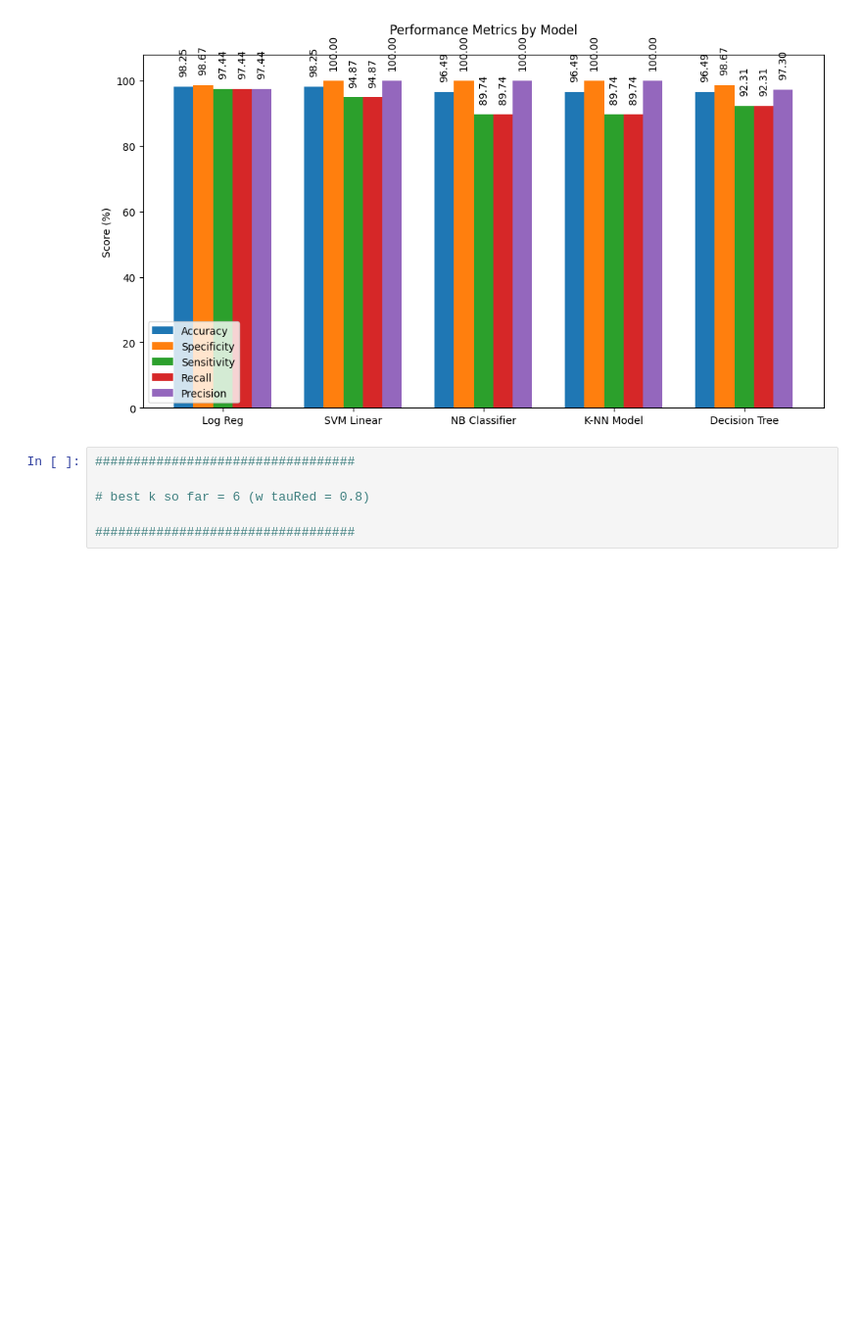
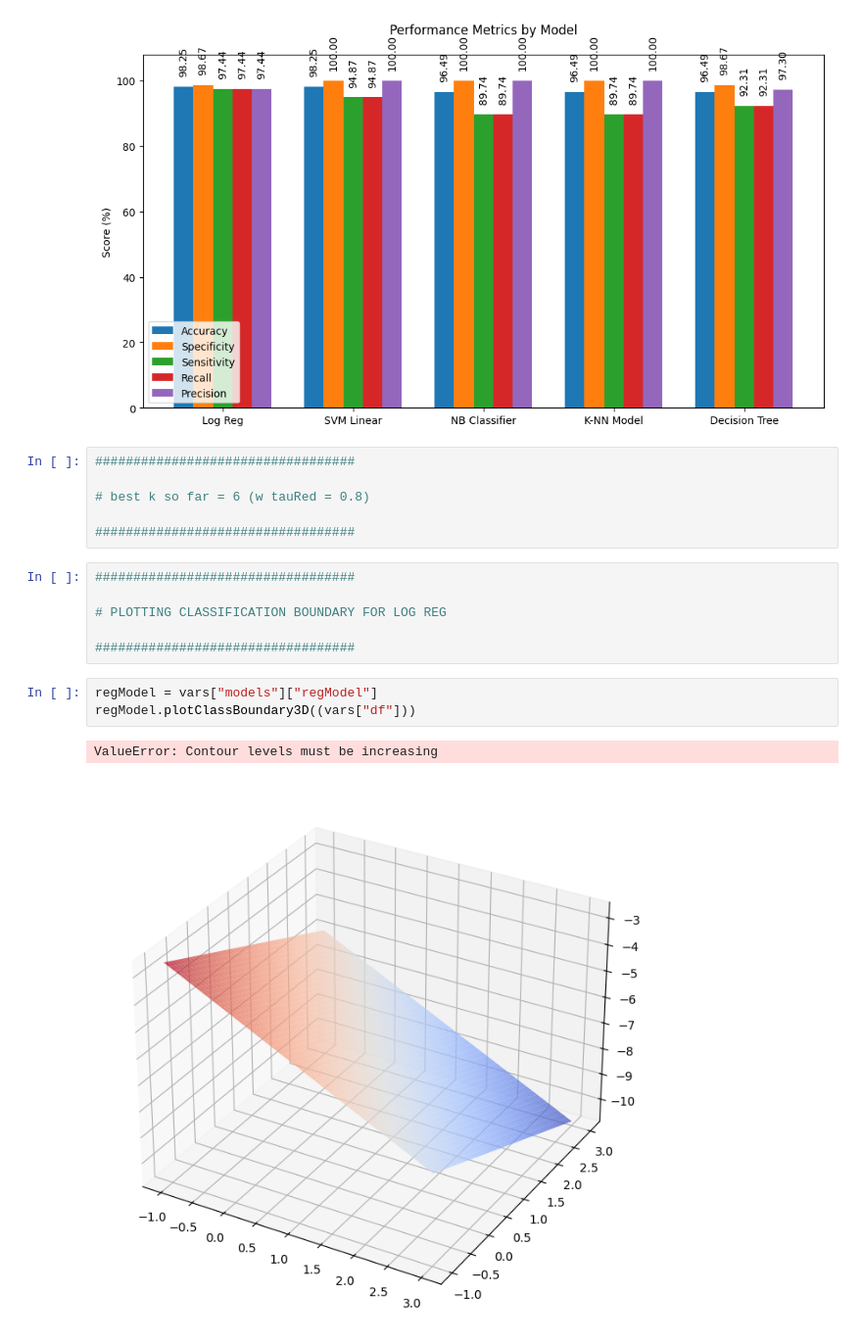
Before and after one commit to SaatvikK/Breast-Cancer-ML-Project, a Jupyter notebook: main.ipynb, the cells around one changed output. Shown at 98% size. Saved outputs shown, nothing was run; the diff lists cells and outputs as text; blank space fills up the shorter version.

Commit message:
computed class boundary, half done plot

```diff
--- a/main.ipynb
+++ b/main.ipynb
@@ -166,3 +166,15 @@ plt.show()
 # best k so far = 6 (w tauRed = 0.8)
 
 ##################################
+# %%
+##################################
+
+# PLOTTING CLASSIFICATION BOUNDARY FOR LOG REG
+
+##################################
+# %%
+regModel = vars["models"]["regModel"]
+regModel.plotClassBoundary3D((vars["df"]))
+# %% [output]
+ValueError: Contour levels must be increasing
+[figure, added]
```
Also changed, not shown: parts of 1 cell of this notebook, 5 other files.
